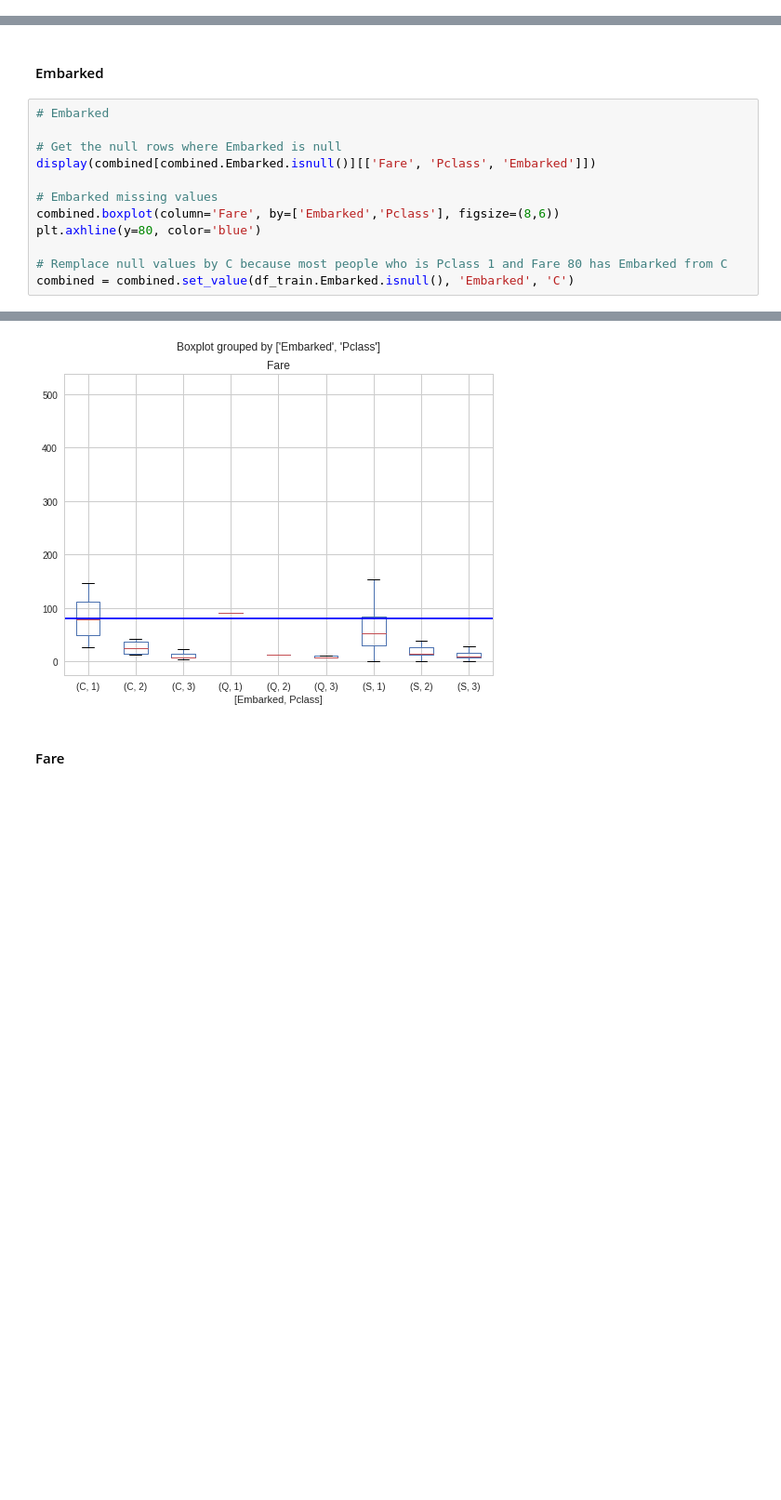
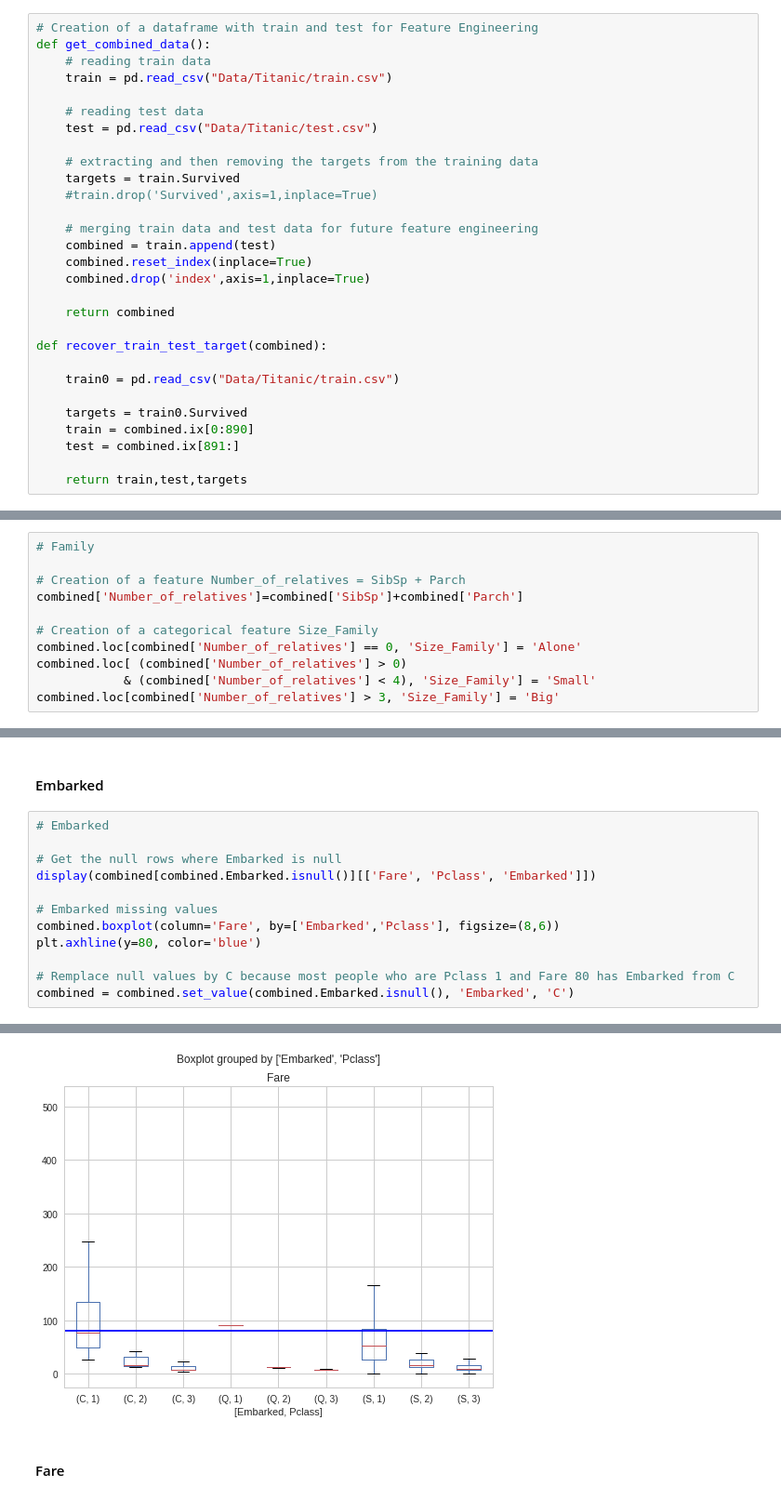
Before and after one commit to Jules-Diez/Personal-examples, a Jupyter notebook: My Titanic.ipynb, the cells around one changed output, grey strips where cells are left out. Shown at 93% size. Saved outputs shown, nothing was run; the diff lists cells and outputs as text; blank space fills up the shorter version.

Commit message:
My Titanic : Organization and encoding

```diff
--- a/My Titanic.ipynb
+++ b/My Titanic.ipynb
@@ -416,0 +421,29 @@ Index(['Survived', 'Pclass', 'Name', 'Sex', 'Age', 'SibSp', 'Parch', 'Fare',
+# %%
+# Creation of a dataframe with train and test for Feature Engineering
+def get_combined_data():
+    # reading train data
+    train = pd.read_csv("Data/Titanic/train.csv")
+
+    # reading test data
+    test = pd.read_csv("Data/Titanic/test.csv")
+
+    # extracting and then removing the targets from the training data
+    targets = train.Survived
+    #train.drop('Survived',axis=1,inplace=True)
+
+    # merging train data and test data for future feature engineering
+    combined = train.append(test)
+    combined.reset_index(inplace=True)
+    combined.drop('index',axis=1,inplace=True)
+
+    return combined
+
+def recover_train_test_target(combined):
+
+    train0 = pd.read_csv("Data/Titanic/train.csv")
+
+    targets = train0.Survived
+    train = combined.ix[0:890]
+    test = combined.ix[891:]
+
+    return train,test,targets
@@ -416,0 +494,11 @@ Index(['Survived', 'Pclass', 'Name', 'Sex', 'Age', 'SibSp', 'Parch', 'Fare',
+# %%
+# Family
+
+# Creation of a feature Number_of_relatives = SibSp + Parch
+combined['Number_of_relatives']=combined['SibSp']+combined['Parch']
+
+# Creation of a categorical feature Size_Family
+combined.loc[combined['Number_of_relatives'] == 0, 'Size_Family'] = 'Alone'
+combined.loc[ (combined['Number_of_relatives'] > 0)
+            & (combined['Number_of_relatives'] < 4), 'Size_Family'] = 'Small'
+combined.loc[combined['Number_of_relatives'] > 3, 'Size_Family'] = 'Big'
@@ -454,20 +514,20 @@ combined = get_combined_data()
 # %%
 # Embarked
 
 # Get the null rows where Embarked is null
 display(combined[combined.Embarked.isnull()][['Fare', 'Pclass', 'Embarked']])
 
 # Embarked missing values
 combined.boxplot(column='Fare', by=['Embarked','Pclass'], figsize=(8,6))
 plt.axhline(y=80, color='blue')
 
-# Remplace null values by C because most people who is Pclass 1 and Fare 80 has Embarked from C
-combined = combined.set_value(df_train.Embarked.isnull(), 'Embarked', 'C')
+# Remplace null values by C because most people who are Pclass 1 and Fare 80 has Embarked from C
+combined = combined.set_value(combined.Embarked.isnull(), 'Embarked', 'C')
 # %% [output]
 |  | Fare | Pclass | Embarked |
 | 61 | 80.0 | 1 | NaN |
 | 829 | 80.0 | 1 | NaN |
-[figure, old version]
+[figure, new version]
 # %% [markdown]
 #### Fare
 # %%
```
Also changed, not shown: parts of 51 cells of this notebook.
